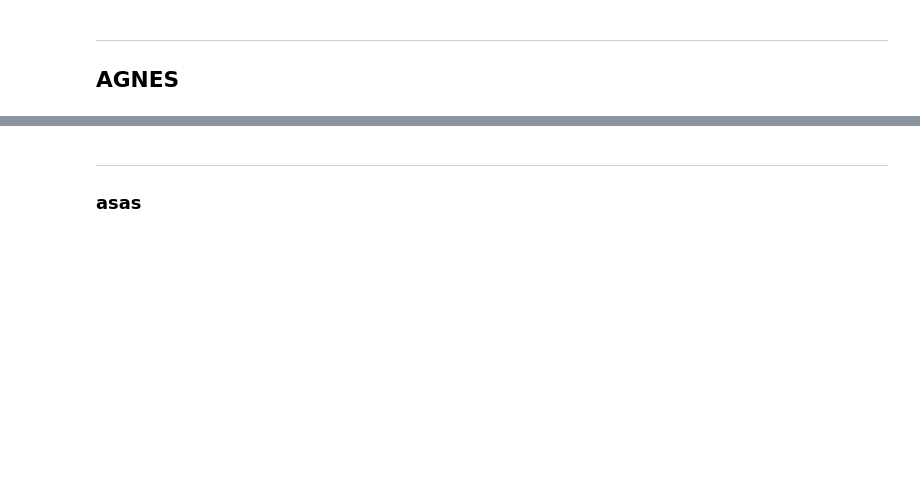
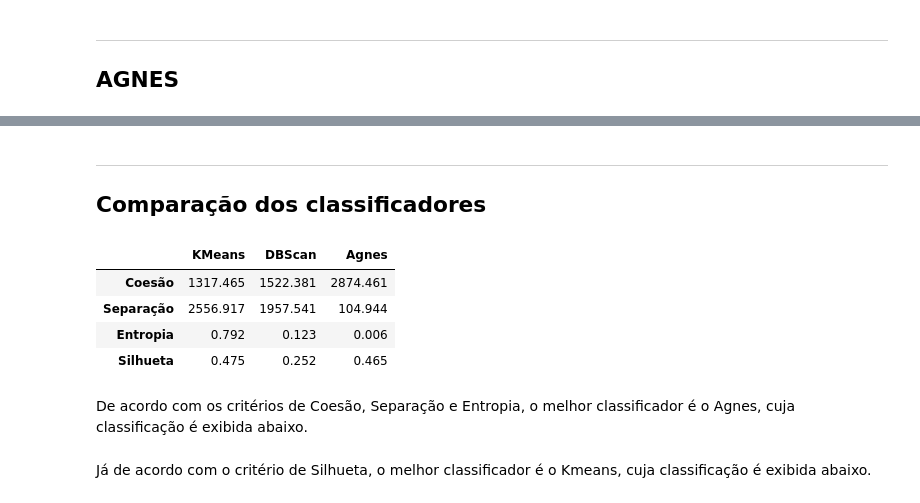
Before and after one commit to Daniel-Boll/Machine-Learning, a Jupyter notebook: controller.ipynb, the cells around one changed output, grey strips where cells are left out. Drawn from its saved outputs; the diff is of its cells as text; code cells hidden in the pictures; blank space fills up the shorter version.

```diff
--- a/controller.ipynb
+++ b/controller.ipynb
@@ -368,0 +84,23 @@ print(f"SILHOUETTE:\nThe best score ({maxScore_silhouette_dbs}) was acquired by
+# %%
+def separation_score(X, labels):
+    """
+    N - M
+    """
+    each_label = np.unique(labels)
+    total = 0
+
+    # assim como na coesão, obtemos a matriz subX com os pontos pertencentes a uma mesma label. Porém, aqui precisamos da matriz subY com os pontos pertencentes às demais labels.
+    for lab in each_label:
+        if lab!=-1:
+            indices_x = np.where(labels == lab)
+            indices_x = indices_x[0]
+
+            indices_y = np.where(np.logical_and(labels != lab, labels!=-1))
+            indices_y = indices_y[0]
+
+            subX = np.take(X, indices_x, axis=0)
+            subY = np.take(X, indices_y, axis=0)
+
+            # calculamos a distância entre os pontos de subX e os pontos de subY
+            total += np.sum(pairwise_distances(subX, subY, metric='sqeuclidean', n_jobs=-1))
+    return np.sqrt(total)
@@ -472,3 +611,32 @@ print(f"SILHOUETTE:\nThe best score ({maxScore_silhouette_ag}) was acquired by t
+# %% [markdown]
+----
+
+## Comparação dos classificadores
+# %%
+cohesion_row = [maxScore_cohesion_kmeans,maxScore_cohesion_dbs,maxScore_cohesion_ag]
+
+separation_row = [minScore_separation_kmeans,minScore_separation_dbs,minScore_separation_ag]
+
+entropy_row = [minScore_entropy_kmeans,minScore_entropy_dbs,minScore_entropy_ag]
+
+silhouette_row = [maxScore_silhouette_kmeans,maxScore_silhouette_dbs,maxScore_silhouette_ag]
+
+storage = [
+    cohesion_row,
+    separation_row,
+    entropy_row,
+    silhouette_row
+]
+
+pd.DataFrame(storage, index=["Coesão", "Separação", "Entropia", "Silhueta"], columns=["KMeans", "DBScan", "Agnes"])
+# %% [output]
+|  | KMeans | DBScan | Agnes |
+| Coesão | 1317.465 | 1522.381 | 2874.461 |
+| Separação | 2556.917 | 1957.541 | 104.944 |
+| Entropia | 0.792 | 0.123 | 0.006 |
+| Silhueta | 0.475 | 0.252 | 0.465 |
+# %% [markdown]
+De acordo com os critérios de Coesão, Separação e Entropia, o melhor classificador é o Agnes, cuja classificação é exibida abaixo.
 # %%
 agc = AgglomerativeClustering(linkage="single", n_clusters=2).fit(X)
 agc_labels = agc.labels_
@@ -485,5 +648 @@ plt.title(accuracy_score(label, agc_labels))
 plt.show()
-# %% [markdown]
----
-
-### asas
@@ -507,0 +649,2 @@ pd.DataFrame(storage, index=["Cohesion", "Separation", "Entropy", "Silhouette"],
+# %% [markdown]
+Já de acordo com o critério de Silhueta, o melhor classificador é o Kmeans, cuja classificação é exibida abaixo.
```
Also changed, not shown: parts of 59 cells of this notebook.
